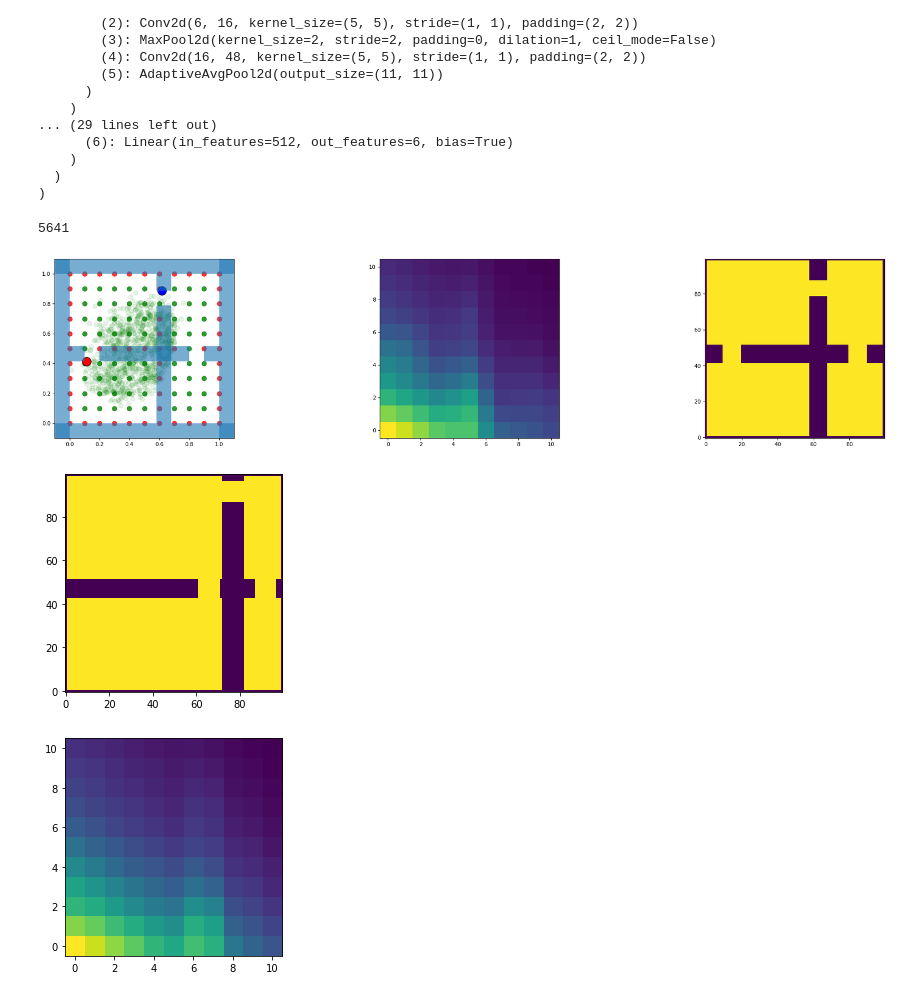
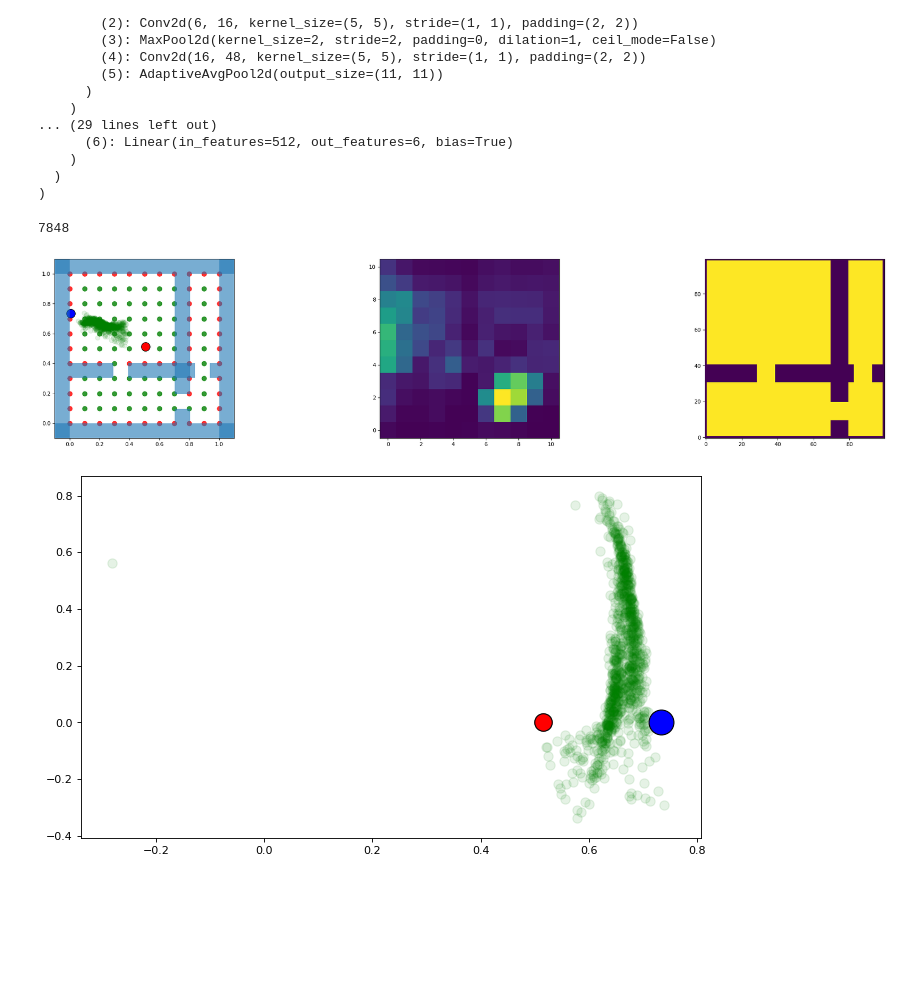
Before and after one commit to KarlRong/VAE-Motion-Planning, a Jupyter notebook: attentionVae.ipynb, the cells around one changed output. Cells and saved outputs as stored; diff of their text form; code cells hidden in the pictures; blank space fills up the shorter version.

```diff
--- a/attentionVae.ipynb
+++ b/attentionVae.ipynb
@@ -324,43 +337,34 @@ for i in range(0, 4):
     num_viz = 256
     y_viz_p, alpha = model.inference(startend.expand(num_viz, X_dim * 2).to(device),
                             occ.expand(num_viz, 1, gridSize, gridSize).to(device), num_viz)
     torch.cuda.empty_cache()
     y_viz = torch.cat((y_viz_p, y_viz), dim = 0)
 
 y_viz=y_viz.cpu().detach().numpy()
 occ=occ.cpu().detach().numpy()
 
 from utils.NarrowPassage import plotCondition, plotSample, plotSpeed, plotSampleAttention
 
 # plotCondition(con)
 # plotSample(y_viz, con)
 torch.cuda.empty_cache()
 
 occ = occ[0].reshape(100,100)
 a = alpha[0].reshape(11,11)
 a = a.cpu().detach().numpy()
 
 plotSampleAttention(y_viz, con, occ, a)
 # plotCondition(con)
 # def plotOcc(img):
 #     img = torch.from_numpy(img).permute(1,0)
 #     # occ = ndimage.rotate(occ[0], degree*60)
 #     plt.imshow(img)
 #     plt.gca().invert_yaxis()
 # plotOcc(occ)
 # plotOcc(a)
 
-# plotSpeed(y_viz, con)
+plotSpeed(y_viz, con)
 # %% [output]
-5641
+7848
-[figure, old version]
+[figure, new version]
+[figure, added]
-# %%
-plotOcc(occ)
-# plotOcc(a)
-# %% [output]
-[figure, removed]
-# %%
-
-plotOcc(a)
-# %% [output]
-[figure, removed]
```
Also changed, not shown: parts of 1 cell of this notebook, 1 other file.
